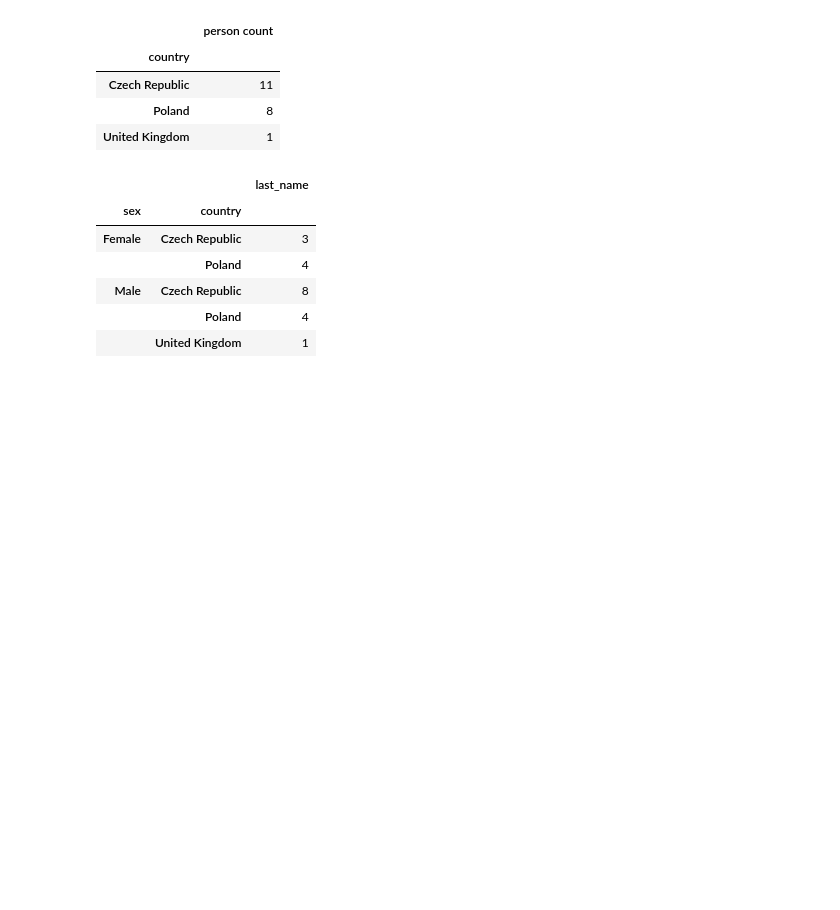
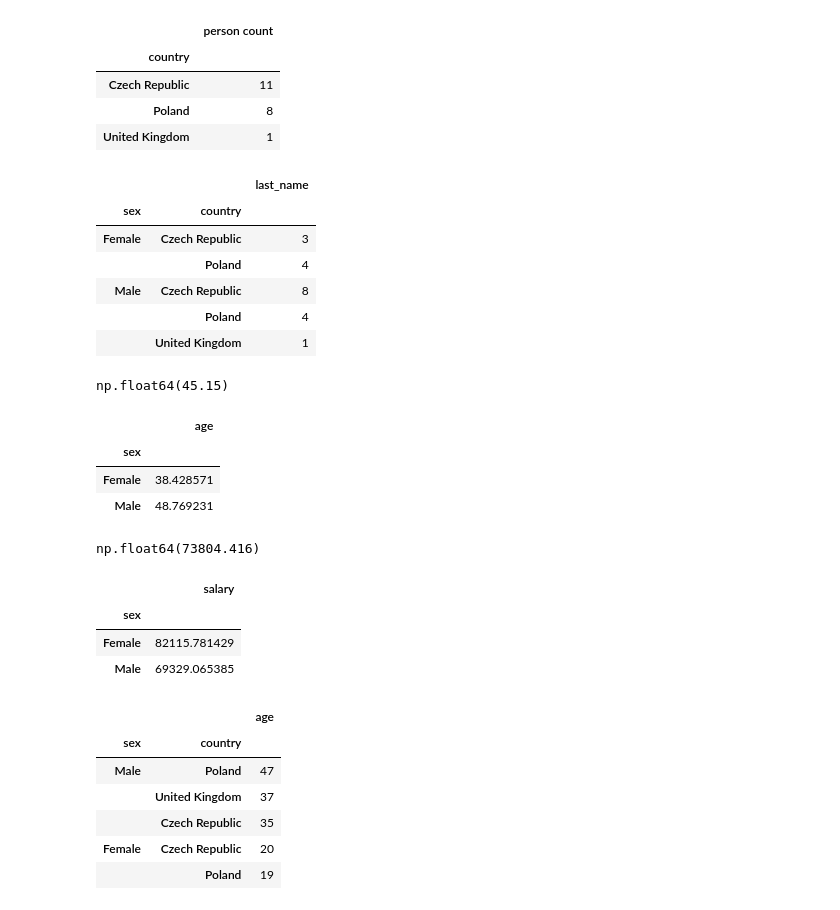
Before and after one commit to PiotrSzeliga/pvd, a Jupyter notebook: 03-DataProcessing-20260313/data-grouping.ipynb, the cells around one changed output. Saved outputs shown, nothing was run; the diff lists cells and outputs as text; code cells hidden in the pictures; blank space fills up the shorter version.

```diff
--- a/03-DataProcessing-20260313/data-grouping.ipynb
+++ b/03-DataProcessing-20260313/data-grouping.ipynb
@@ -141,3 +141,35 @@ employees.loc[:,["sex", "country", "last_name"]].groupby(["sex", "country"]).cou
 | Male | Czech Republic | 8 |
 |  | Poland | 4 |
 |  | United Kingdom | 1 |
+# %%
+employees["age"].mean()
+# %% [output]
+np.float64(45.15)
+# %%
+employees.loc[:,["sex", "age"]].groupby(["sex"]).mean()
+# %% [output]
+|  | age |
+| sex |  |
+| Female | 38.428571 |
+| Male | 48.769231 |
+# %%
+employees["salary"].mean()
+# %% [output]
+np.float64(73804.416)
+# %%
+employees.loc[:,["sex", "salary"]].groupby(["sex"]).mean()
+# %% [output]
+|  | salary |
+| sex |  |
+| Female | 82115.781429 |
+| Male | 69329.065385 |
+# %%
+employees.loc[:,["sex", "age", "country"]].groupby(["sex", "country"]).min().sort_values(by="age", ascending=False)
+# %% [output]
+|  |  | age |
+| sex | country |  |
+| Male | Poland | 47 |
+|  | United Kingdom | 37 |
+|  | Czech Republic | 35 |
+| Female | Czech Republic | 20 |
+|  | Poland | 19 |
```
Also changed, not shown: parts of 2 cells of this notebook, 4 other files.
